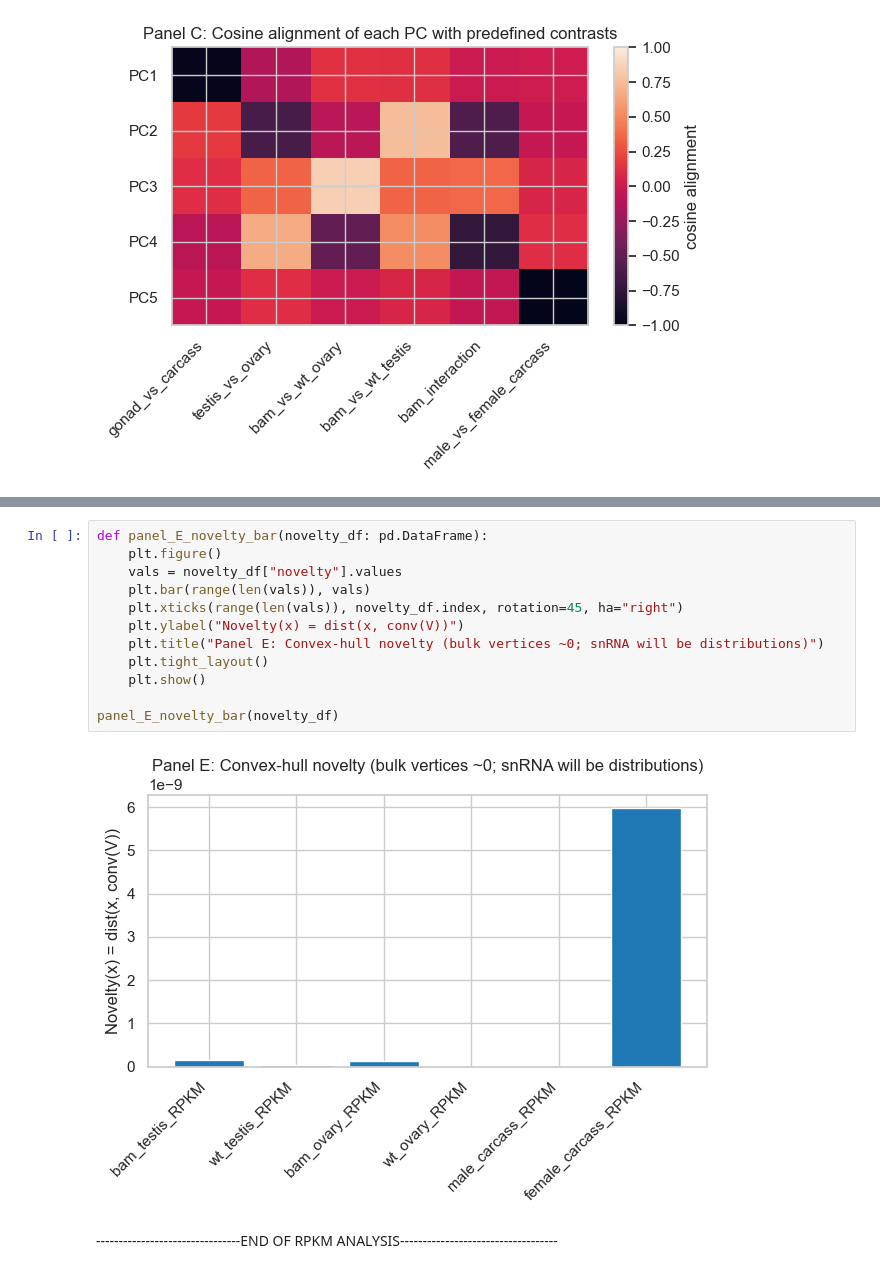
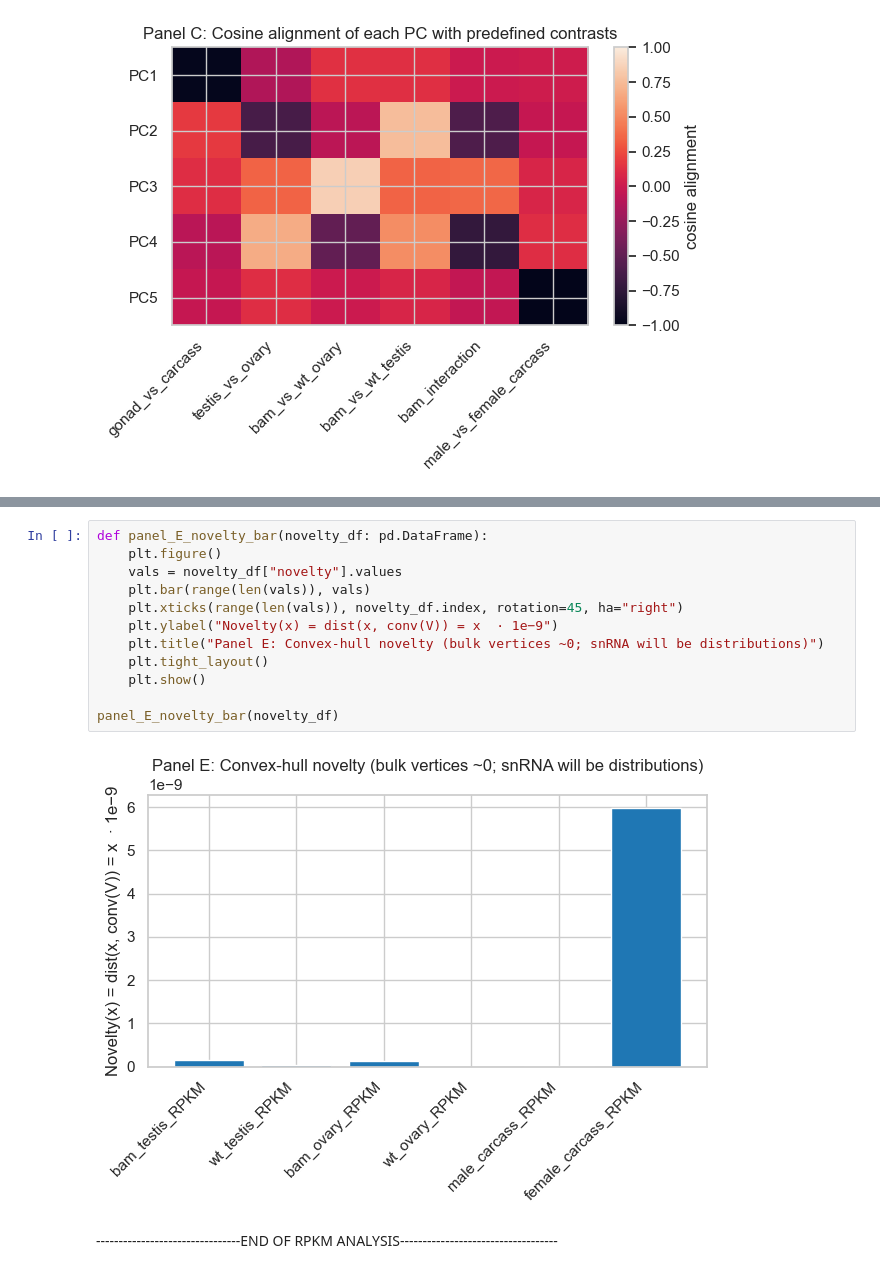
Before and after one commit to lemons2lemonade/bulk_seq_workshop, a Jupyter notebook: notebooks/workshop.ipynb, the cells around one changed output, grey strips where cells are left out. Drawn from its saved outputs; the diff is of its cells as text.

```diff
--- a/notebooks/workshop.ipynb
+++ b/notebooks/workshop.ipynb
@@ -1040,17 +1058,17 @@ panel_D_bamness_scatter(bulk_scores_df)
 # %%
 def panel_E_novelty_bar(novelty_df: pd.DataFrame):
     plt.figure()
     vals = novelty_df["novelty"].values
     plt.bar(range(len(vals)), vals)
     plt.xticks(range(len(vals)), novelty_df.index, rotation=45, ha="right")
-    plt.ylabel("Novelty(x) = dist(x, conv(V))")
+    plt.ylabel("Novelty(x) = dist(x, conv(V)) = x  · 1e−9")
     plt.title("Panel E: Convex-hull novelty (bulk vertices ~0; snRNA will be distributions)")
     plt.tight_layout()
     plt.show()
 
 panel_E_novelty_bar(novelty_df)
 # %% [output]
-[figure, old version]
+[figure, new version]
 # %% [markdown]
 --------------------------------END OF RPKM ANALYSIS-----------------------------------
 # %% [markdown]
```
Also changed, not shown: parts of 21 cells of this notebook.
